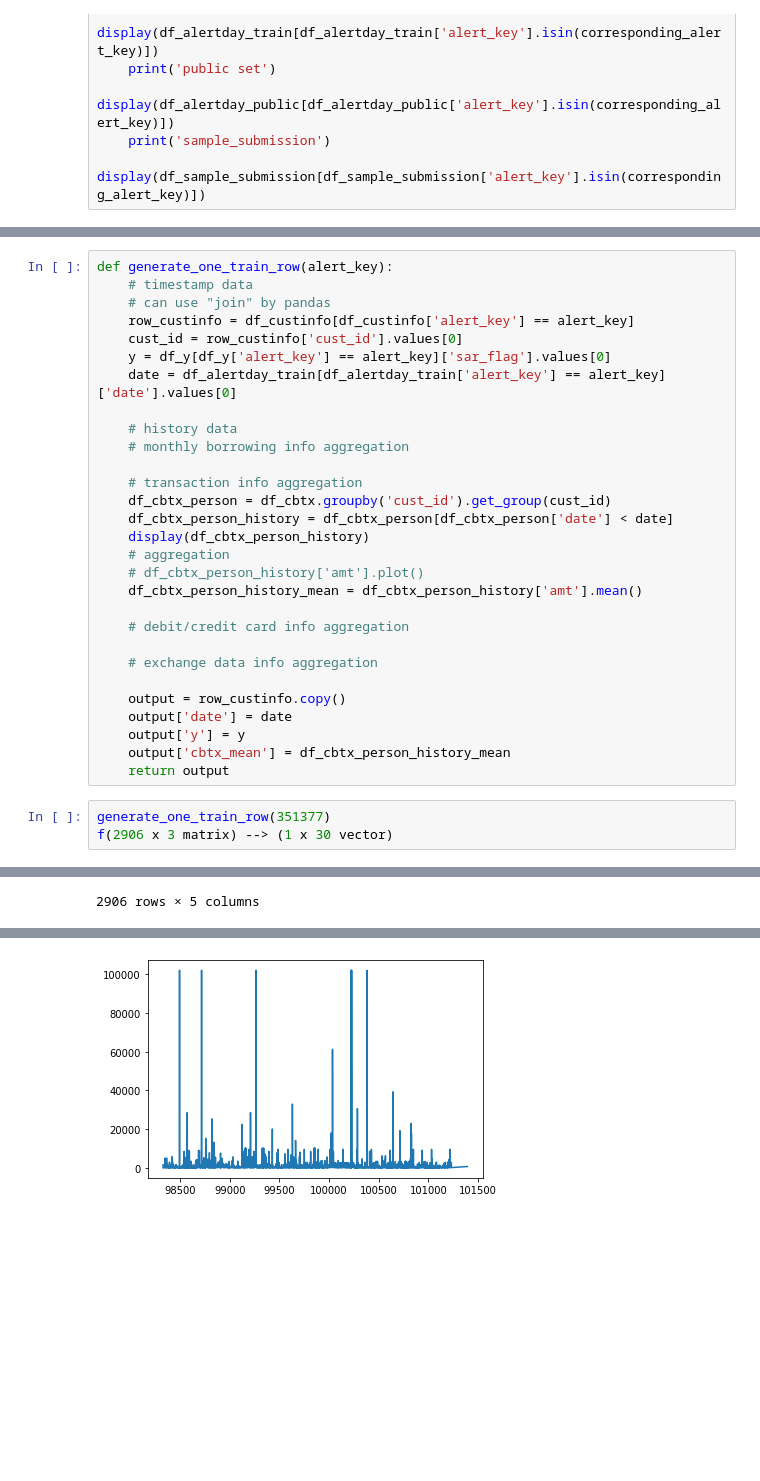
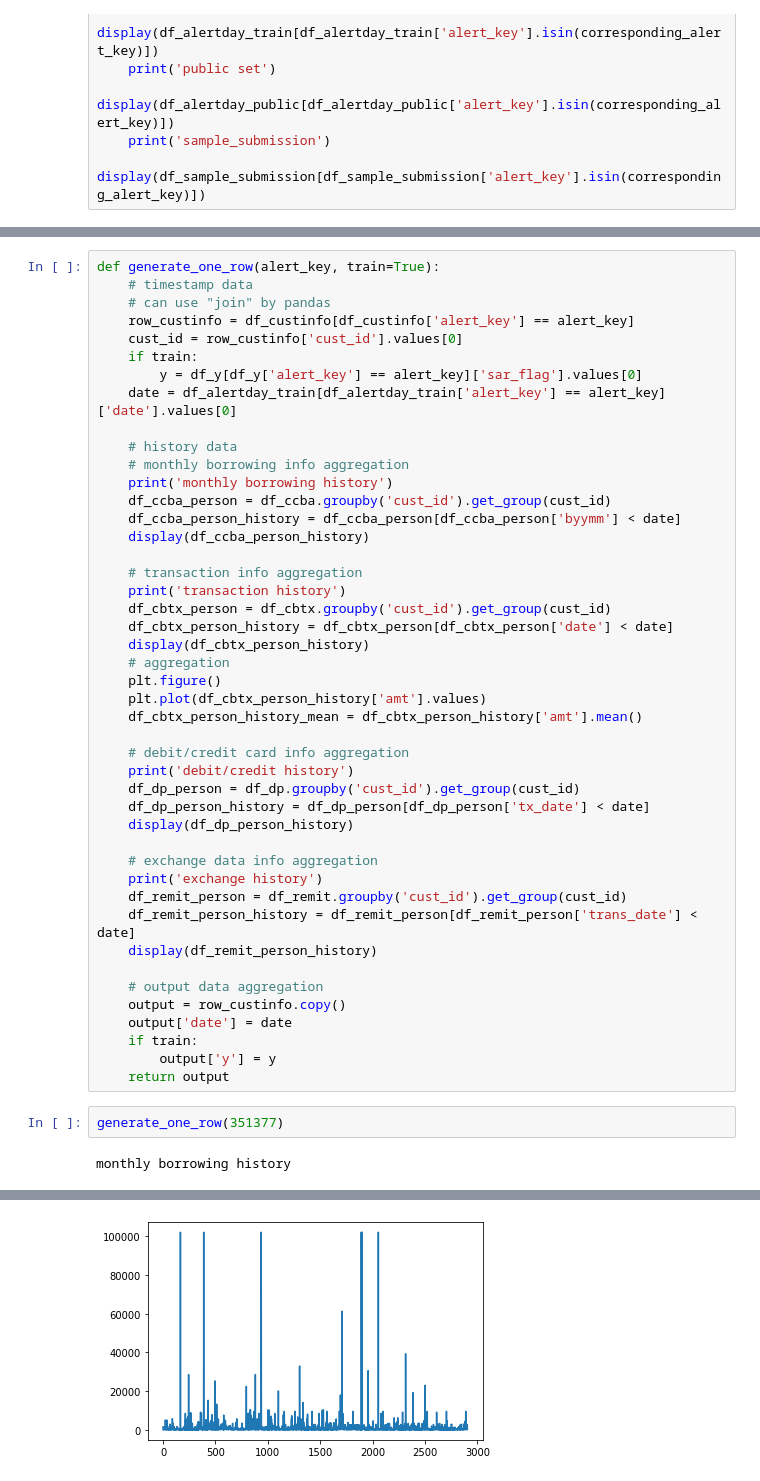
Before and after one commit to hyusterr/2022.esun.sar.competition, a Jupyter notebook: EDA-train.ipynb, the cells around one changed output, grey strips where cells are left out. Cells and saved outputs as stored; diff of their text form; blank space fills up the shorter version.

```diff
--- a/EDA-train.ipynb
+++ b/EDA-train.ipynb
@@ -174,33 +218,49 @@ custinfo
 # %%
-def generate_one_train_row(alert_key):
+def generate_one_row(alert_key, train=True):
     # timestamp data
     # can use "join" by pandas
     row_custinfo = df_custinfo[df_custinfo['alert_key'] == alert_key]
     cust_id = row_custinfo['cust_id'].values[0]
-    y = df_y[df_y['alert_key'] == alert_key]['sar_flag'].values[0]
+    if train:
+        y = df_y[df_y['alert_key'] == alert_key]['sar_flag'].values[0]
     date = df_alertday_train[df_alertday_train['alert_key'] == alert_key]['date'].values[0]
 
     # history data
     # monthly borrowing info aggregation
+    print('monthly borrowing history')
+    df_ccba_person = df_ccba.groupby('cust_id').get_group(cust_id)
+    df_ccba_person_history = df_ccba_person[df_ccba_person['byymm'] < date]
+    display(df_ccba_person_history)
 
     # transaction info aggregation
+    print('transaction history')
     df_cbtx_person = df_cbtx.groupby('cust_id').get_group(cust_id)
     df_cbtx_person_history = df_cbtx_person[df_cbtx_person['date'] < date]
     display(df_cbtx_person_history)
     # aggregation
-    # df_cbtx_person_history['amt'].plot()
+    plt.figure()
+    plt.plot(df_cbtx_person_history['amt'].values)
     df_cbtx_person_history_mean = df_cbtx_person_history['amt'].mean()
 
     # debit/credit card info aggregation
+    print('debit/credit history')
+    df_dp_person = df_dp.groupby('cust_id').get_group(cust_id)
+    df_dp_person_history = df_dp_person[df_dp_person['tx_date'] < date]
+    display(df_dp_person_history)
 
     # exchange data info aggregation
+    print('exchange history')
+    df_remit_person = df_remit.groupby('cust_id').get_group(cust_id)
+    df_remit_person_history = df_remit_person[df_remit_person['trans_date'] < date]
+    display(df_remit_person_history)
 
+    # output data aggregation
     output = row_custinfo.copy()
     output['date'] = date
-    output['y'] = y
-    output['cbtx_mean'] = df_cbtx_person_history_mean
+    if train:
+        output['y'] = y
     return output
 # %%
-generate_one_train_row(351377)
-f(2906 x 3 matrix) --> (1 x 30 vector)
+generate_one_row(351377)
 # %% [output]
+monthly borrowing history
@@ -219 +279,0 @@ f(2906 x 3 matrix) --> (1 x 30 vector)
-2906 rows × 5 columns
@@ -222 +313 @@ f(2906 x 3 matrix) --> (1 x 30 vector)
-[figure, old version]
+[figure, new version]
```
Also changed, not shown: parts of 13 cells of this notebook.
